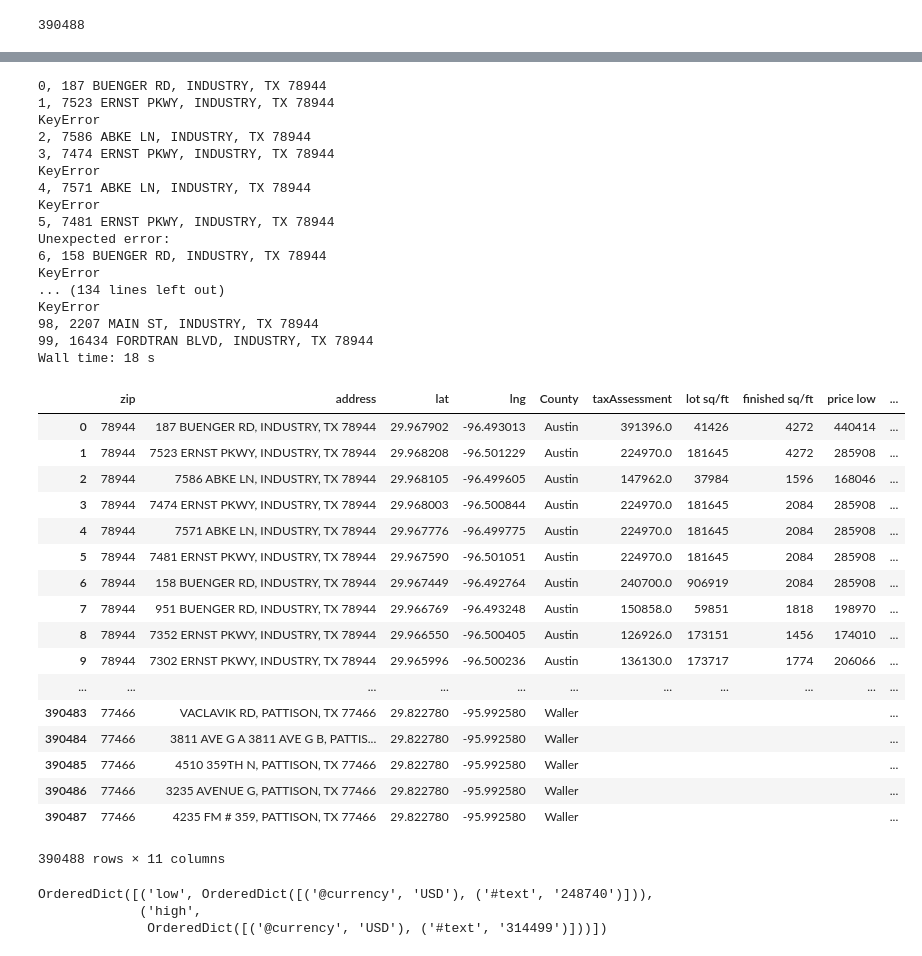
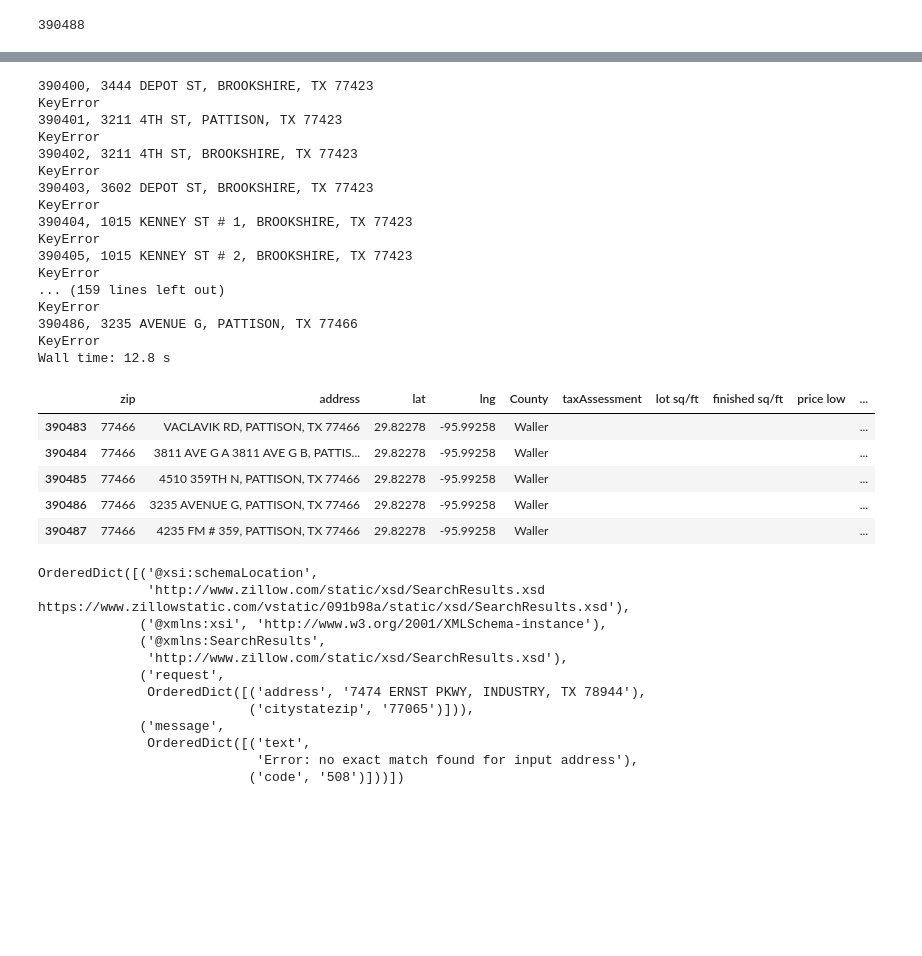
Before and after one commit to Axemen/Houston_Housing, a Jupyter notebook: notebooks/value_puller.ipynb, the cells around one changed output, grey strips where cells are left out. Drawn from its saved outputs; the diff is of its cells as text; code cells hidden in the pictures; blank space fills up the shorter version.

```diff
--- a/notebooks/value_puller.ipynb
+++ b/notebooks/value_puller.ipynb
@@ -10,7 +10,7 @@ from pprint import pprint
 from api_keys import zillow_key
 from api_keys import gkey
 # %%
-df = pd.read_csv('County_Adds.csv')
+df = pd.read_csv('../data/cleandata/County_Adds.csv')
 df = df[['zip', 'address', 'lat', 'lng', 'County']]
 df['taxAssessment'] = ''
 df['lot sq/ft'] = ''
@@ -30,8 +30,8 @@ df.head()
 url = "https://www.zillow.com/webservice/GetDeepSearchResults.htm?"
 params = {
     'zws-id': zillow_key,
-    'address': '3235 AVENUE G, PATTISON, TX 77466',
-    'citystatezip':'77466'
+    'address': '7474 ERNST PKWY, INDUSTRY, TX 78944',
+    'citystatezip':'77065'
 }
 response = requests.get(url, params)
 response_result = xmltodict.parse(response.text)
@@ -46,6 +63,6 @@ Wall time: 0 ns
 # %%
 %%time
-for i in range(100):
+for i in range(390400, 390487):
 
     params['address'] = df.iloc[i, 1]
     params['citystatezip'] = df.iloc[i, 0]
@@ -68,50 +85,48 @@ for i in range(100):
     except KeyError:
         print('KeyError')
 
-    except:
-        print("Unexpected error:")
+#     except IndexError:
+#         print("Unexpected error:")
+#         break
 # %% [output]
-0, 187 BUENGER RD, INDUSTRY, TX 78944
-1, 7523 ERNST PKWY, INDUSTRY, TX 78944
+390400, 3444 DEPOT ST, BROOKSHIRE, TX 77423
 KeyError
-2, 7586 ABKE LN, INDUSTRY, TX 78944
-3, 7474 ERNST PKWY, INDUSTRY, TX 78944
+390401, 3211 4TH ST, PATTISON, TX 77423
 KeyError
-4, 7571 ABKE LN, INDUSTRY, TX 78944
+390402, 3211 4TH ST, BROOKSHIRE, TX 77423
 KeyError
-5, 7481 ERNST PKWY, INDUSTRY, TX 78944
-Unexpected error:
-6, 158 BUENGER RD, INDUSTRY, TX 78944
+390403, 3602 DEPOT ST, BROOKSHIRE, TX 77423
 KeyError
-... (134 lines left out)
+390404, 1015 KENNEY ST # 1, BROOKSHIRE, TX 77423
 KeyError
-98, 2207 MAIN ST, INDUSTRY, TX 78944
-99, 16434 FORDTRAN BLVD, INDUSTRY, TX 78944
-Wall time: 18 s
+390405, 1015 KENNEY ST # 2, BROOKSHIRE, TX 77423
+KeyError
+... (159 lines left out)
+KeyError
+390486, 3235 AVENUE G, PATTISON, TX 77466
+KeyError
+Wall time: 12.8 s
 # %%
-df
+df.tail()
 # %% [output]
 |  | zip | address | lat | lng | County | taxAssessment | lot sq/ft | finished sq/ft | price low | ... |
-| 0 | 78944 | 187 BUENGER RD, INDUSTRY, TX 78944 | 29.967902 | -96.493013 | Austin | 391396.0 | 41426 | 4272 | 440414 | ... |
-| 1 | 78944 | 7523 ERNST PKWY, INDUSTRY, TX 78944 | 29.968208 | -96.501229 | Austin | 224970.0 | 181645 | 4272 | 285908 | ... |
-| 2 | 78944 | 7586 ABKE LN, INDUSTRY, TX 78944 | 29.968105 | -96.499605 | Austin | 147962.0 | 37984 | 1596 | 168046 | ... |
-| 3 | 78944 | 7474 ERNST PKWY, INDUSTRY, TX 78944 | 29.968003 | -96.500844 | Austin | 224970.0 | 181645 | 2084 | 285908 | ... |
-| 4 | 78944 | 7571 ABKE LN, INDUSTRY, TX 78944 | 29.967776 | -96.499775 | Austin | 224970.0 | 181645 | 2084 | 285908 | ... |
-| 5 | 78944 | 7481 ERNST PKWY, INDUSTRY, TX 78944 | 29.967590 | -96.501051 | Austin | 224970.0 | 181645 | 2084 | 285908 | ... |
-| 6 | 78944 | 158 BUENGER RD, INDUSTRY, TX 78944 | 29.967449 | -96.492764 | Austin | 240700.0 | 906919 | 2084 | 285908 | ... |
-| 7 | 78944 | 951 BUENGER RD, INDUSTRY, TX 78944 | 29.966769 | -96.493248 | Austin | 150858.0 | 59851 | 1818 | 198970 | ... |
-| 8 | 78944 | 7352 ERNST PKWY, INDUSTRY, TX 78944 | 29.966550 | -96.500405 | Austin | 126926.0 | 173151 | 1456 | 174010 | ... |
-| 9 | 78944 | 7302 ERNST PKWY, INDUSTRY, TX 78944 | 29.965996 | -96.500236 | Austin | 136130.0 | 173717 | 1774 | 206066 | ... |
-| ... | ... | ... | ... | ... | ... | ... | ... | ... | ... | ... |
-| 390483 | 77466 | VACLAVIK RD, PATTISON, TX 77466 | 29.822780 | -95.992580 | Waller |  |  |  |  | ... |
-| 390484 | 77466 | 3811 AVE G A 3811 AVE G B, PATTIS... | 29.822780 | -95.992580 | Waller |  |  |  |  | ... |
-| 390485 | 77466 | 4510 359TH N, PATTISON, TX 77466 | 29.822780 | -95.992580 | Waller |  |  |  |  | ... |
-| 390486 | 77466 | 3235 AVENUE G, PATTISON, TX 77466 | 29.822780 | -95.992580 | Waller |  |  |  |  | ... |
-| 390487 | 77466 | 4235 FM # 359, PATTISON, TX 77466 | 29.822780 | -95.992580 | Waller |  |  |  |  | ... |
+| 390483 | 77466 | VACLAVIK RD, PATTISON, TX 77466 | 29.82278 | -95.99258 | Waller |  |  |  |  | ... |
+| 390484 | 77466 | 3811 AVE G A 3811 AVE G B, PATTIS... | 29.82278 | -95.99258 | Waller |  |  |  |  | ... |
+| 390485 | 77466 | 4510 359TH N, PATTISON, TX 77466 | 29.82278 | -95.99258 | Waller |  |  |  |  | ... |
+| 390486 | 77466 | 3235 AVENUE G, PATTISON, TX 77466 | 29.82278 | -95.99258 | Waller |  |  |  |  | ... |
+| 390487 | 77466 | 4235 FM # 359, PATTISON, TX 77466 | 29.82278 | -95.99258 | Waller |  |  |  |  | ... |
-390488 rows × 11 columns
 # %%
-response_result[('SearchResults:searchresults')][('response')][('results')][('result')][('zestimate')][('valuationRange')]
+response_result[('SearchResults:searchresults')]
 # %% [output]
-OrderedDict([('low', OrderedDict([('@currency', 'USD'), ('#text', '248740')])),
-             ('high',
-              OrderedDict([('@currency', 'USD'), ('#text', '314499')]))])
+OrderedDict([('@xsi:schemaLocation',
+              'http://www.zillow.com/static/xsd/SearchResults.xsd https://www.zillowstatic.com/vstatic/091b98a/static/xsd/SearchResults.xsd'),
+             ('@xmlns:xsi', 'http://www.w3.org/2001/XMLSchema-instance'),
+             ('@xmlns:SearchResults',
+              'http://www.zillow.com/static/xsd/SearchResults.xsd'),
+             ('request',
+              OrderedDict([('address', '7474 ERNST PKWY, INDUSTRY, TX 78944'),
+                           ('citystatezip', '77065')])),
+             ('message',
+              OrderedDict([('text',
+                            'Error: no exact match found for input address'),
+                           ('code', '508')]))])
```
Also changed, not shown: parts of 3 cells of this notebook, 6 other files.
